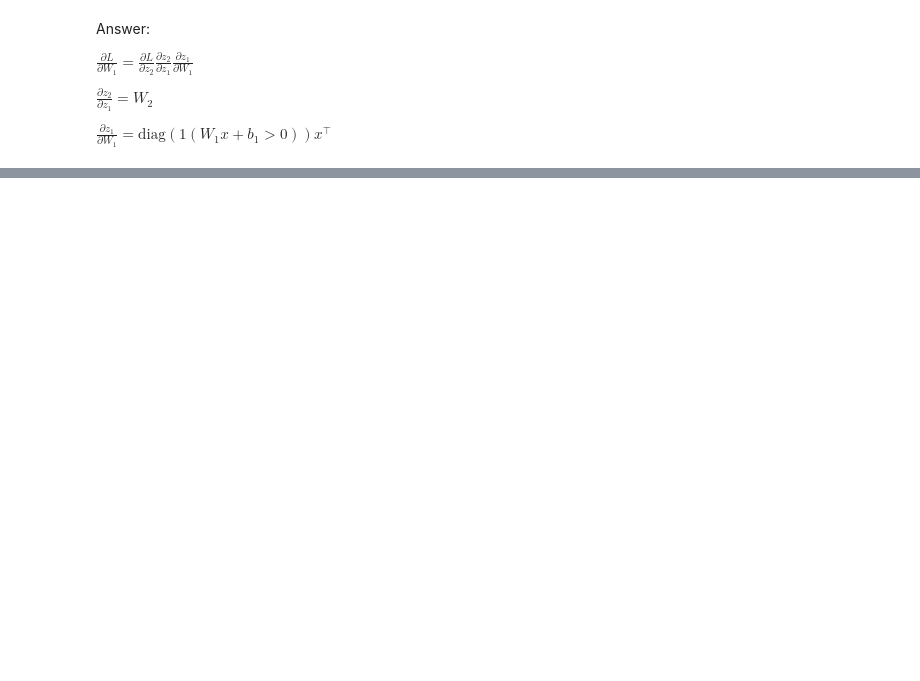
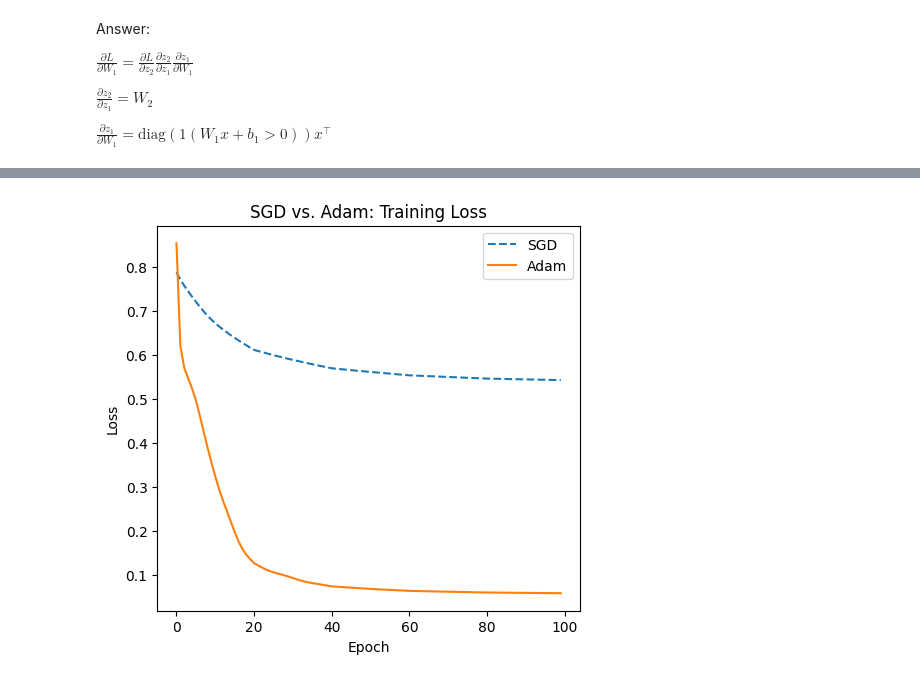
Before and after one commit to nyu-dl/DS-GA-1003-Machine-Learning-2025, a Jupyter notebook: lab3/messmaster_2.ipynb, the cells around one changed output, grey strips where cells are left out. Saved outputs shown, nothing was run; the diff lists cells and outputs as text; code cells hidden in the pictures; blank space fills up the shorter version.

```diff
--- a/lab3/messmaster_2.ipynb
+++ b/lab3/messmaster_2.ipynb
@@ -218,0 +327,5 @@ Epoch 90: Loss = 0.6894
+# %%
+from util import plot_loss
+plot_loss(loss_history_sgd, loss_history_adam)
+# %% [output]
+[figure, added]
```
Also changed, not shown: parts of 18 cells of this notebook, 2 other files.
